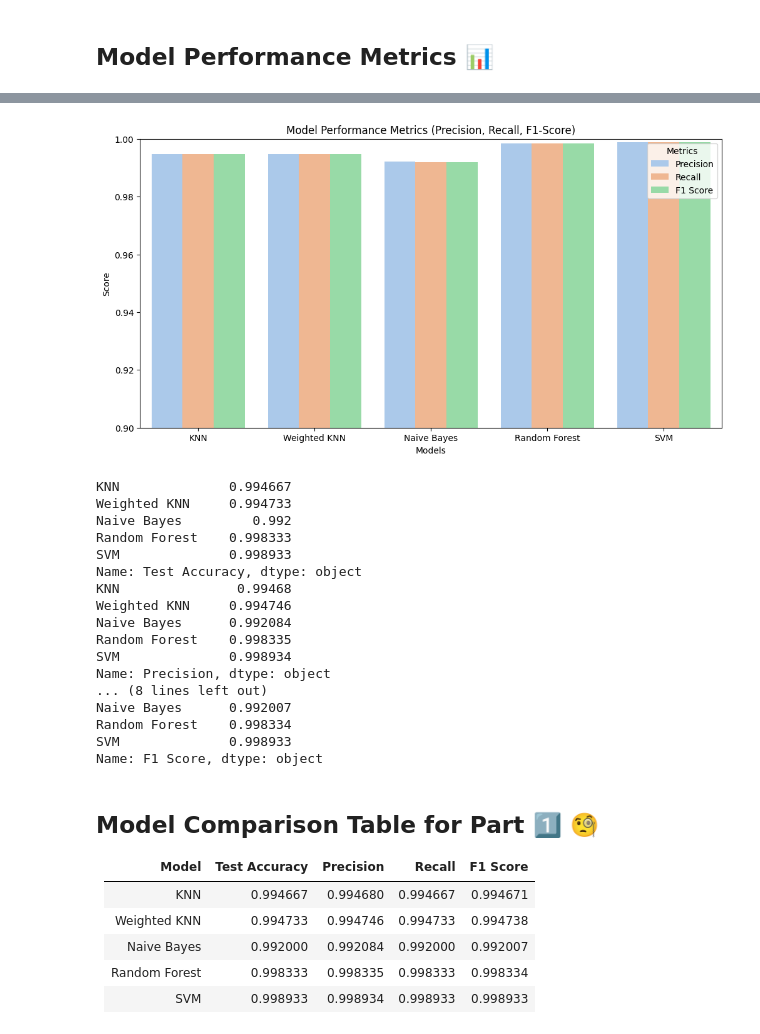
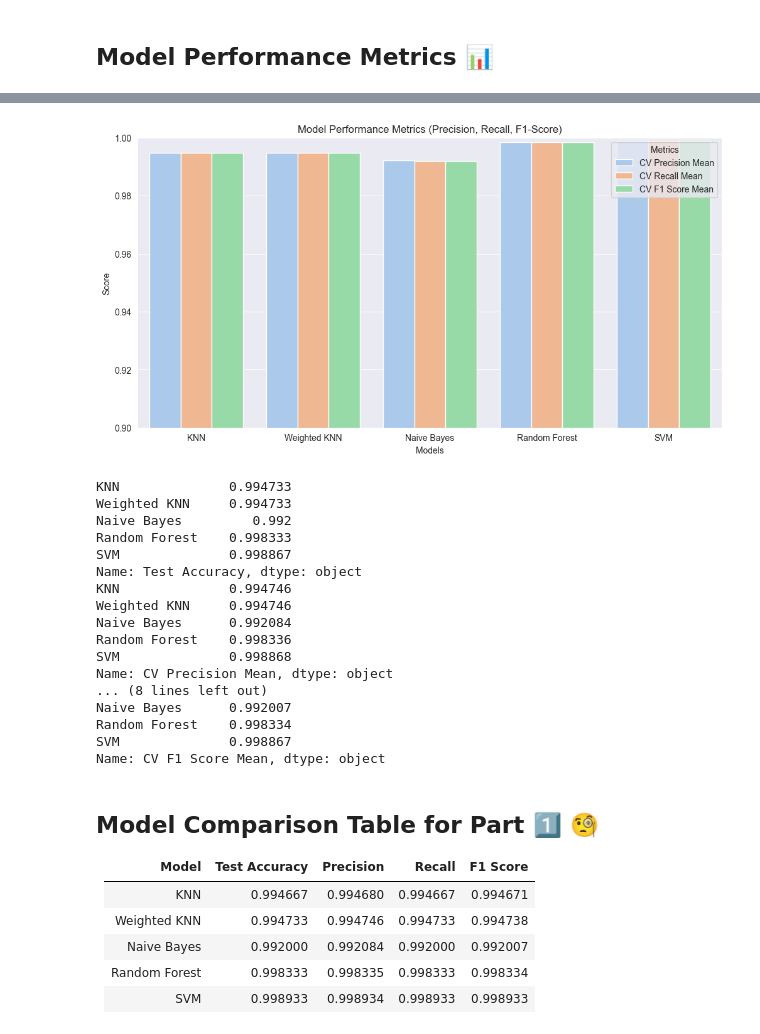
Before and after one commit to merttcetn/ML-PA1, a Jupyter notebook: assignment_1.ipynb, the cells around one changed output, grey strips where cells are left out. Saved outputs shown, nothing was run; the diff lists cells and outputs as text; code cells hidden in the pictures.

```diff
--- a/assignment_1.ipynb
+++ b/assignment_1.ipynb
@@ -69,6 +77,8 @@ Note: you may need to restart the kernel to use updated packages.
 # %%
 # Identify numeric and categorical columns
-numeric_cols = df.select_dtypes(include=['number']).columns  # Select numeric columns
+numeric_cols = df.select_dtypes(include
+
+                                =['number']).columns  # Select numeric columns
 categorical_cols = df.select_dtypes(exclude=['number']).columns  # Select categorical columns (CLASS)
 
 # Number of numerical and categorical columns
@@ -358,40 +481,41 @@ SVM              0.998767
 Name: CV F1 Score Mean, dtype: object
 # %%
+
 # Plot Precision, Recall, and F1 Score Comparison
-metrics = ["Precision", "Recall", "F1 Score"]
+metrics = ["CV Precision Mean", "CV Recall Mean", "CV F1 Score Mean"]
 metrics_df = results_df[metrics].melt(ignore_index=False).reset_index()
 plt.figure(figsize=(12, 6))
 sns.barplot(x="index", y="value", hue="variable", data=metrics_df, palette="pastel")
 plt.title("Model Performance Metrics (Precision, Recall, F1-Score)")
 plt.ylabel("Score")
 plt.xlabel("Models")
 plt.ylim(0.9, 1)
 plt.legend(title="Metrics")
 plt.show()
 
 print(results_df["Test Accuracy"])
-print(results_df["Precision"])
-print(results_df["Recall"])
-print(results_df["F1 Score"])
+print(results_df["CV Precision Mean"])
+print(results_df["CV Recall Mean"])
+print(results_df["CV F1 Score Mean"])
 # %% [output]
-[figure, old version]
+[figure, new version]
-KNN              0.994667
+KNN              0.994733
 Weighted KNN     0.994733
 Naive Bayes         0.992
 Random Forest    0.998333
-SVM              0.998933
+SVM              0.998867
 Name: Test Accuracy, dtype: object
-KNN               0.99468
+KNN              0.994746
 Weighted KNN     0.994746
 Naive Bayes      0.992084
-Random Forest    0.998335
-SVM              0.998934
-Name: Precision, dtype: object
+Random Forest    0.998336
+SVM              0.998868
+Name: CV Precision Mean, dtype: object
 ... (8 lines left out)
 Naive Bayes      0.992007
 Random Forest    0.998334
-SVM              0.998933
-Name: F1 Score, dtype: object
+SVM              0.998867
+Name: CV F1 Score Mean, dtype: object
 # %% [markdown]
 ## **Model Comparison Table for Part 1️⃣ 🧐**
 
```
Also changed, not shown: parts of 24 cells of this notebook.
